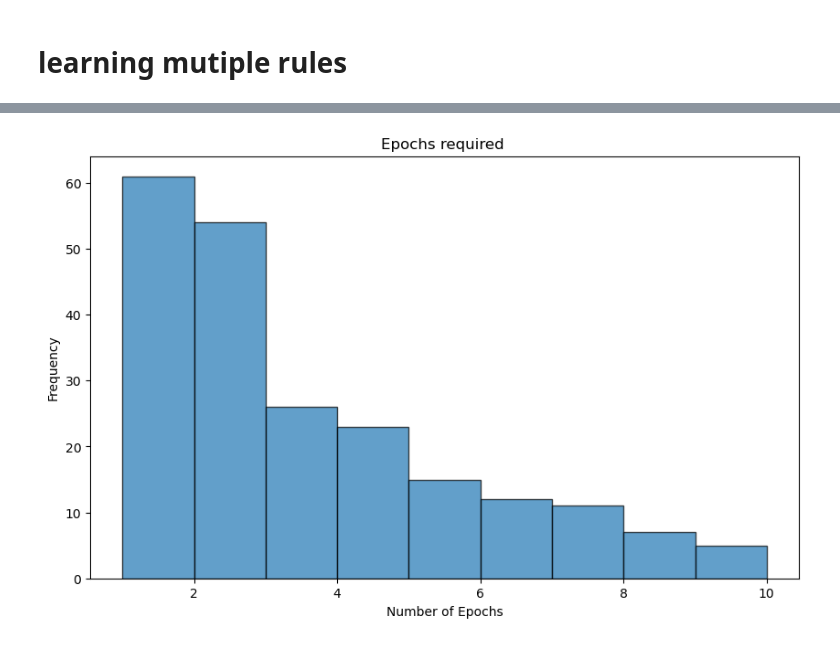
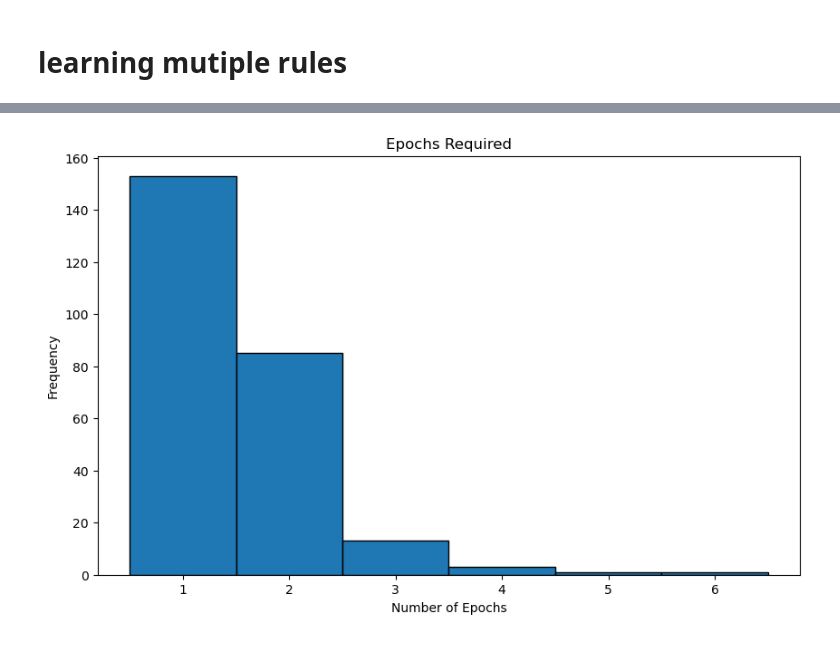
Before and after one commit to Everfade/CNNCAM, a Jupyter notebook: Learning1DCAM.ipynb, the cells around one changed output, grey strips where cells are left out. Saved outputs shown, nothing was run; the diff lists cells and outputs as text; code cells hidden in the pictures.

```diff
--- a/Learning1DCAM.ipynb
+++ b/Learning1DCAM.ipynb
@@ -109,4 +99,27 @@ Starting...
 (1024, 7, 1)
 x_train shape: (768, 10, 3) y_train shape: (768, 10, 2) x_val shape: (128, 10, 3) y_val shape: (128, 10, 2) x_test shape: (128, 10, 3) y_test shape: (128, 10, 2)
 [figure]
+# %%
+def get_model():
+
+    model = tf.keras.Sequential()
+    model.add(tf.keras.layers.InputLayer(input_shape=(gridsize, MEMORY_CONSTANT, 1)))
+    model.add(tf.keras.layers.Conv1D(filters=num_filters, kernel_size=MEMORY_CONSTANT, padding='valid',
+                                 kernel_initializer=tf.keras.initializers.Ones(),
+                                 activation="relu"))
+    model.add(tf.keras.layers.Reshape((gridsize, 1)))
+    model.add(tf.keras.layers.Dense(units=num_classes, activation="softmax"))
+
+    model.add(Wraparound1D(padding=1))
+
+    model.add(tf.keras.layers.Conv1D(gridsize, 3, activation='relu', padding='valid', trainable=True))
+    model.add(tf.keras.layers.Conv1D(gridsize, 1, activation='relu', padding='same'))
+
+    model.add(tf.keras.layers.Dense(units=num_classes, activation="softmax",
+                                bias_initializer=tf.keras.initializers.Zeros()))
+
+    model.compile(optimizer=tf.keras.optimizers.Adam(learning_rate=1e-3),
+              loss=tf.keras.losses.categorical_crossentropy, metrics=['accuracy'])
+
+    return model
 # %%
@@ -708,11 +641,3 @@ len(histories)
-# %%
-indices_below_target = []
-
-for idx, history in enumerate(histories):
-    if all(accuracy <= 0.95 for accuracy in history.history['accuracy']):
-        indices_below_target.append(idx)
-
-print(len(indices_below_target))
 # %%
 file = open('hist1','w')
 for item in histories:
@@ -748,10 +673,15 @@ plt.show()  # Then display it
 # %%
- plt.figure(figsize=(10, 6))
-plt.hist(final_data, bins=range(1, 11), alpha=0.7, edgecolor='black')
-plt.title('Epochs required ')
+# Extract the number of epochs from each history object
+epochs_required = [len(history.history['loss']) for history in histories]
+
+# Now we will plot the histogram
+plt.figure(figsize=(10, 6))
+plt.hist(epochs_required, bins=range(1, max(epochs_required) + 2), edgecolor='black', align='left')
 plt.xlabel('Number of Epochs')
 plt.ylabel('Frequency')
-plt.savefig("epochs_histogram.png")
+plt.title('Epochs Required')
+plt.xticks(range(1, max(epochs_required) + 1))
+plt.savefig("epochs_count_per_training_session.png")
 plt.show()
 # %% [output]
-[figure, old version]
+[figure, new version]
```
Also changed, not shown: parts of 8 cells of this notebook, 1 other file.
